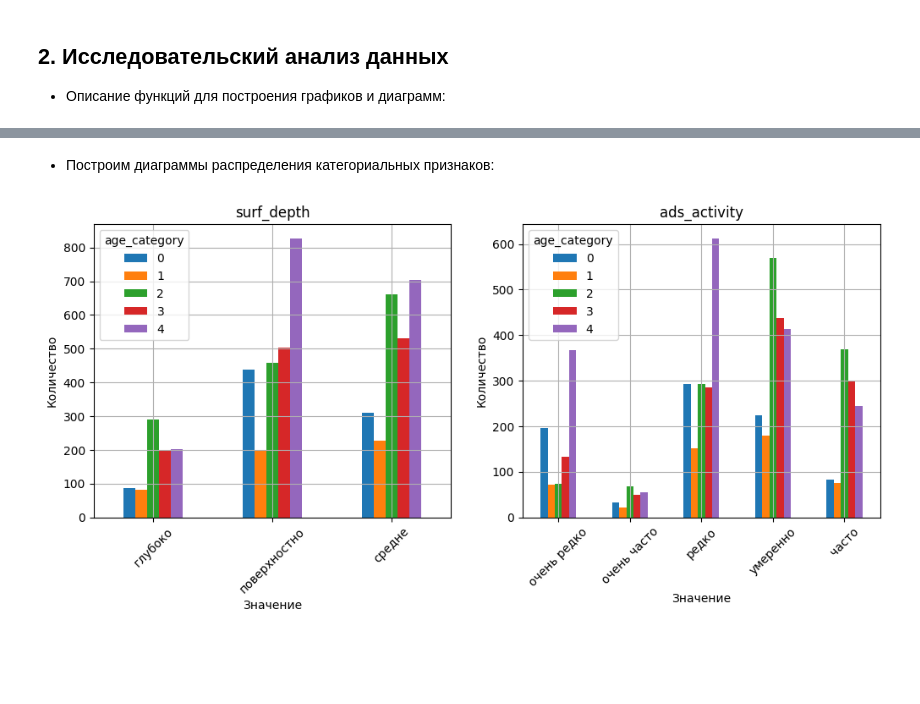
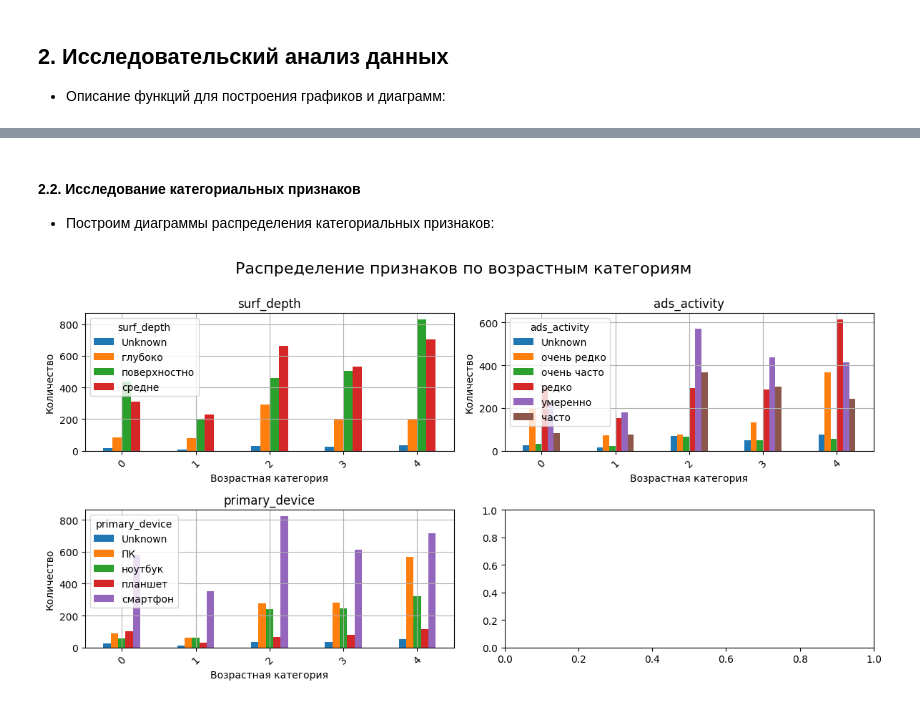
Before and after one commit to tvorogov-code/ds-yandex, a Jupyter notebook: notebooks/Проект модуля 3/Проект модуля 3.ipynb, the cells around one changed output, grey strips where cells are left out. Saved outputs shown, nothing was run; the diff lists cells and outputs as text; code cells hidden in the pictures; blank space fills up the shorter version.

```diff
--- a/notebooks/Проект модуля 3/Проект модуля 3.ipynb
+++ b/notebooks/Проект модуля 3/Проект модуля 3.ipynb
@@ -401,12 +441,16 @@ None
 # %% [markdown]
 - Соединим все таблицы в один датафрейм по `user_id`:
 # %%
-df_user_props = (df_users.merge(df_surf_depth, on='user_id', how='left')
-      .merge(df_ads_activity, on='user_id', how='left')
-      .merge(df_cloud_usage, on='user_id', how='left')
-      .merge(df_primary_device, on='user_id', how='left'))
-df = df_user_props.merge(df_visits_pivot_days, on='user_id', how='left')
-df_sum = df_user_props.merge(df_visits_pivot_sum, on='user_id', how='left')
+def join_tables(df_users, df_ads_activity, df_cloud_usage, df_primary_device, df_visits_pivot):
+      df_user_props = (df_users.merge(df_surf_depth, on='user_id', how='left')
+            .merge(df_ads_activity, on='user_id', how='left')
+            .merge(df_cloud_usage, on='user_id', how='left')
+            .merge(df_primary_device, on='user_id', how='left'))
+      df = df_user_props.merge(df_visits_pivot, on='user_id', how='left')
+
+      return df
+
+df = join_tables(df_users, df_ads_activity, df_cloud_usage, df_primary_device, df_visits_pivot)
 
 display(df.info())
 # %% [output]
@@ -720,25 +771,28 @@ draw_barplot(df_by_days, "Среднее количество обращений
 # %% [markdown]
+#### 2.2. Исследование категориальных признаков
 - Построим диаграммы распределения категориальных признаков:
 # %%
-fig, axes = plt.subplots(len(cat_features) // 2, 2, figsize=(12, len(cat_features) * 1.5))
+n_lines = round(len(cat_features) / 2)
+fig, axes = plt.subplots(n_lines, 2,
+                         figsize=(12, n_lines * 3))
 
-for i, ax in enumerate(axes.flatten()):
+# Построим диаграммы для категориальных признаков в сетке
+for i in range(min(n_lines * 2, len(cat_features))):
     draw_barplot_grid(
-            # (df
-            # .groupby(by=cat_features[i // 2])['click']
-            # .value_counts()
-            # .unstack(fill_value=0)
-            # .sort_values(by=0, ascending=False)),
-            (df_sum
-             .groupby(cat_features[i])['age_category']
+            (df
+             .groupby('age_category')[cat_features[i]]
              .value_counts()
              .unstack(fill_value=0)),
             cat_features[i],
-            "Значение",
+            "Возрастная категория",
             "Количество",
             45,
             True,
             None,
-            ax)
+            axes[i // 2][i % 2])
+
+plt.suptitle("Распределение признаков по возрастным категориям", fontsize=16, y=1)
+plt.tight_layout()
+plt.show()
 # %% [output]
-[figure, old version]
+[figure, new version]
```
Also changed, not shown: parts of 98 cells of this notebook, 3 other files.
